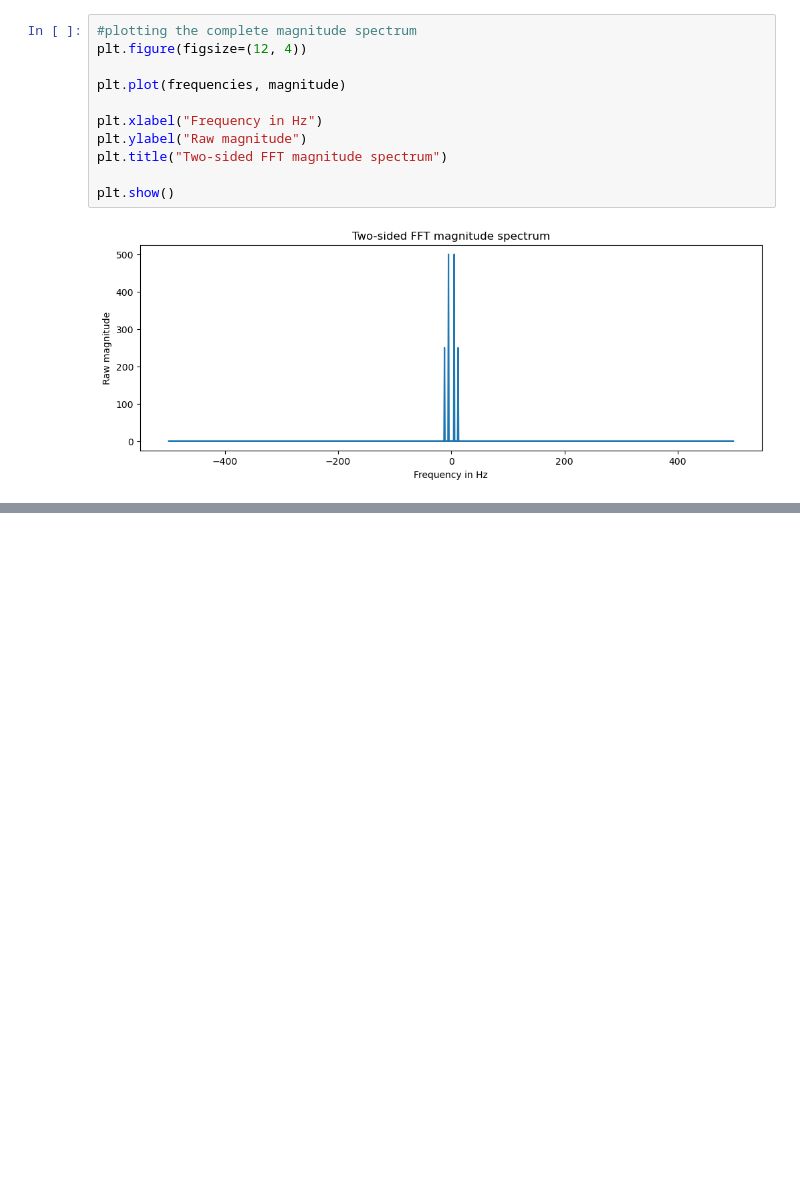
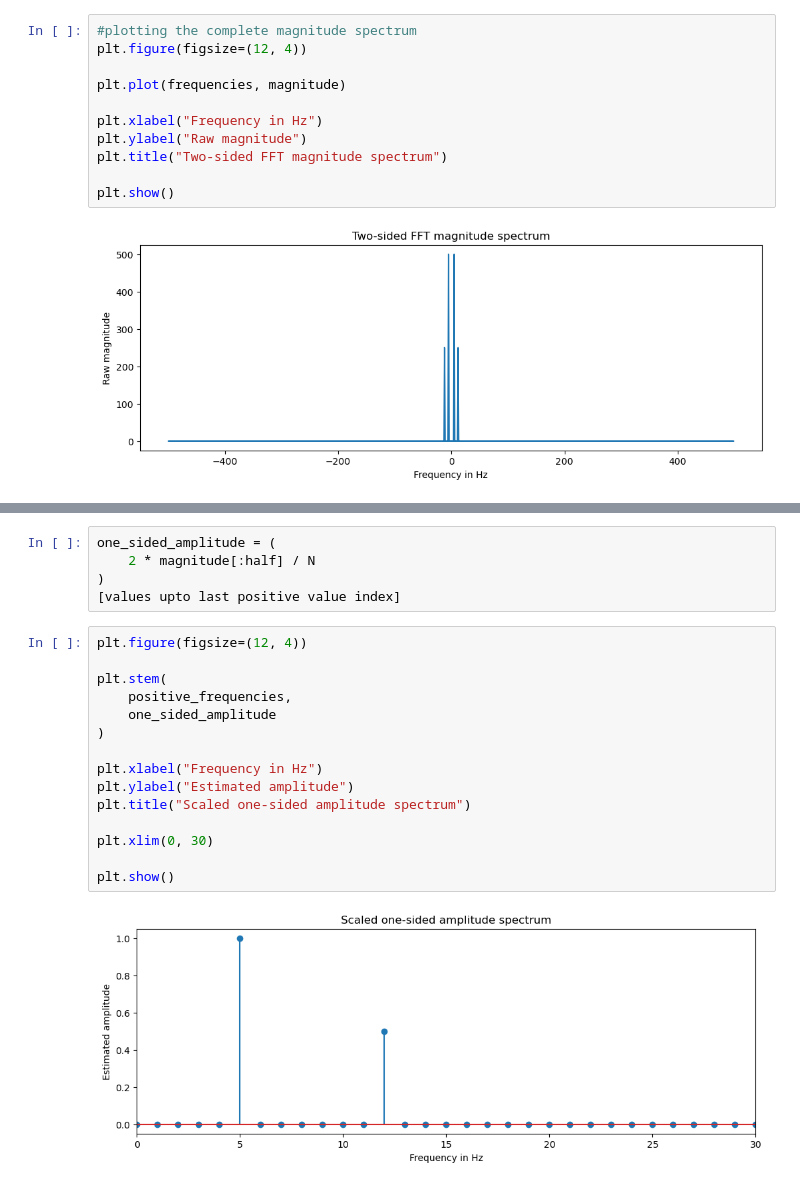
Before and after one commit to ZoroZoro95/Audio-For-ML, a Jupyter notebook: FFT_python.ipynb, the cells around one changed output, grey strips where cells are left out. Drawn from its saved outputs; the diff is of its cells as text; blank space fills up the shorter version.

```diff
--- a/FFT_python.ipynb
+++ b/FFT_python.ipynb
@@ -88,0 +138,22 @@ plt.show()
+# %%
+one_sided_amplitude = (
+    2 * magnitude[:half] / N
+)
+[values upto last positive value index]
+# %%
+plt.figure(figsize=(12, 4))
+
+plt.stem(
+    positive_frequencies,
+    one_sided_amplitude
+)
+
+plt.xlabel("Frequency in Hz")
+plt.ylabel("Estimated amplitude")
+plt.title("Scaled one-sided amplitude spectrum")
+
+plt.xlim(0, 30)
+
+plt.show()
+# %% [output]
+[figure, added]
```
Also changed, not shown: parts of 10 cells of this notebook.
